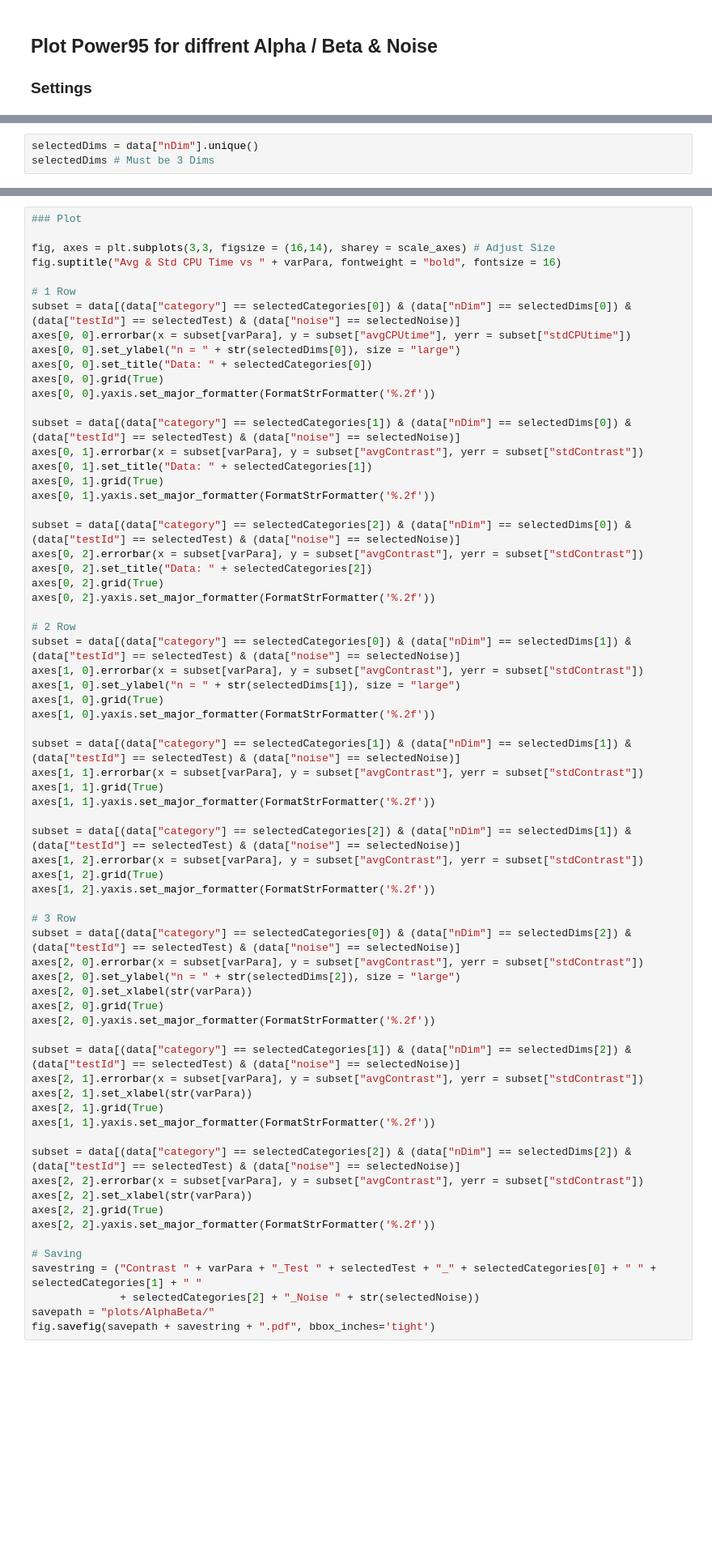
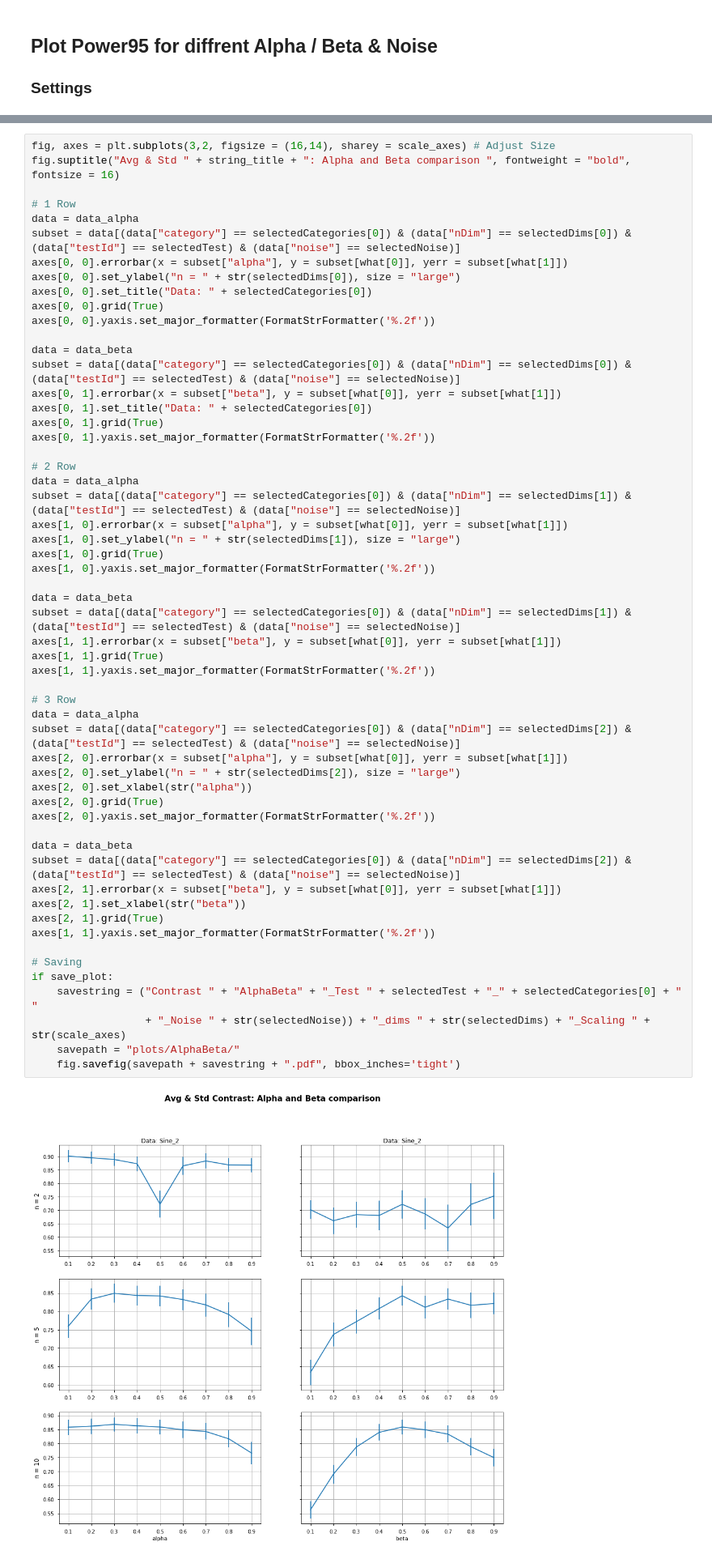
Before and after one commit to edouardfouche/MCDE, a Jupyter notebook: visualize/PowerAlphaBeta.ipynb, the cells around one changed output, grey strips where cells are left out. Shown at 81% size. Saved outputs shown, nothing was run; the diff lists cells and outputs as text; blank space fills up the shorter version.

```diff
--- a/visualize/PowerAlphaBeta.ipynb
+++ b/visualize/PowerAlphaBeta.ipynb
@@ -266,3 +246,0 @@ else:
-# %%
-selectedDims = data["nDim"].unique()
-selectedDims # Must be 3 Dims
@@ -269,68 +272,58 @@ selectedDims # Must be 3 Dims
 # %%
-### Plot
-
-fig, axes = plt.subplots(3,3, figsize = (16,14), sharey = scale_axes) # Adjust Size
-fig.suptitle("Avg & Std CPU Time vs " + varPara, fontweight = "bold", fontsize = 16)
+fig, axes = plt.subplots(3,2, figsize = (16,14), sharey = scale_axes) # Adjust Size
+fig.suptitle("Avg & Std " + string_title + ": Alpha and Beta comparison ", fontweight = "bold", fontsize = 16)
 
 # 1 Row
+data = data_alpha
 subset = data[(data["category"] == selectedCategories[0]) & (data["nDim"] == selectedDims[0]) & (data["testId"] == selectedTest) & (data["noise"] == selectedNoise)]
-axes[0, 0].errorbar(x = subset[varPara], y = subset["avgCPUtime"], yerr = subset["stdCPUtime"])
+axes[0, 0].errorbar(x = subset["alpha"], y = subset[what[0]], yerr = subset[what[1]])
 axes[0, 0].set_ylabel("n = " + str(selectedDims[0]), size = "large")
 axes[0, 0].set_title("Data: " + selectedCategories[0])
 axes[0, 0].grid(True)
 axes[0, 0].yaxis.set_major_formatter(FormatStrFormatter('%.2f'))
 
-subset = data[(data["category"] == selectedCategories[1]) & (data["nDim"] == selectedDims[0]) & (data["testId"] == selectedTest) & (data["noise"] == selectedNoise)]
-axes[0, 1].errorbar(x = subset[varPara], y = subset["avgContrast"], yerr = subset["stdContrast"])
-axes[0, 1].set_title("Data: " + selectedCategories[1])
+data = data_beta
+subset = data[(data["category"] == selectedCategories[0]) & (data["nDim"] == selectedDims[0]) & (data["testId"] == selectedTest) & (data["noise"] == selectedNoise)]
+axes[0, 1].errorbar(x = subset["beta"], y = subset[what[0]], yerr = subset[what[1]])
+axes[0, 1].set_title("Data: " + selectedCategories[0])
 axes[0, 1].grid(True)
 axes[0, 1].yaxis.set_major_formatter(FormatStrFormatter('%.2f'))
 
-subset = data[(data["category"] == selectedCategories[2]) & (data["nDim"] == selectedDims[0]) & (data["testId"] == selectedTest) & (data["noise"] == selectedNoise)]
-axes[0, 2].errorbar(x = subset[varPara], y = subset["avgContrast"], yerr = subset["stdContrast"])
-axes[0, 2].set_title("Data: " + selectedCategories[2])
-axes[0, 2].grid(True)
-axes[0, 2].yaxis.set_major_formatter(FormatStrFormatter('%.2f'))
-
 # 2 Row
+data = data_alpha
 subset = data[(data["category"] == selectedCategories[0]) & (data["nDim"] == selectedDims[1]) & (data["testId"] == selectedTest) & (data["noise"] == selectedNoise)]
-axes[1, 0].errorbar(x = subset[varPara], y = subset["avgContrast"], yerr = subset["stdContrast"])
+axes[1, 0].errorbar(x = subset["alpha"], y = subset[what[0]], yerr = subset[what[1]])
 axes[1, 0].set_ylabel("n = " + str(selectedDims[1]), size = "large")
 axes[1, 0].grid(True)
 axes[1, 0].yaxis.set_major_formatter(FormatStrFormatter('%.2f'))
 
-subset = data[(data["category"] == selectedCategories[1]) & (data["nDim"] == selectedDims[1]) & (data["testId"] == selectedTest) & (data["noise"] == selectedNoise)]
-axes[1, 1].errorbar(x = subset[varPara], y = subset["avgContrast"], yerr = subset["stdContrast"])
+data = data_beta
+subset = data[(data["category"] == selectedCategories[0]) & (data["nDim"] == selectedDims[1]) & (data["testId"] == selectedTest) & (data["noise"] == selectedNoise)]
+axes[1, 1].errorbar(x = subset["beta"], y = subset[what[0]], yerr = subset[what[1]])
 axes[1, 1].grid(True)
 axes[1, 1].yaxis.set_major_formatter(FormatStrFormatter('%.2f'))
 
-subset = data[(data["category"] == selectedCategories[2]) & (data["nDim"] == selectedDims[1]) & (data["testId"] == selectedTest) & (data["noise"] == selectedNoise)]
-axes[1, 2].errorbar(x = subset[varPara], y = subset["avgContrast"], yerr = subset["stdContrast"])
-axes[1, 2].grid(True)
-axes[1, 2].yaxis.set_major_formatter(FormatStrFormatter('%.2f'))
-
 # 3 Row
+data = data_alpha
 subset = data[(data["category"] == selectedCategories[0]) & (data["nDim"] == selectedDims[2]) & (data["testId"] == selectedTest) & (data["noise"] == selectedNoise)]
-axes[2, 0].errorbar(x = subset[varPara], y = subset["avgContrast"], yerr = subset["stdContrast"])
+axes[2, 0].errorbar(x = subset["alpha"], y = subset[what[0]], yerr = subset[what[1]])
 axes[2, 0].set_ylabel("n = " + str(selectedDims[2]), size = "large")
-axes[2, 0].set_xlabel(str(varPara))
+axes[2, 0].set_xlabel(str("alpha"))
 axes[2, 0].grid(True)
 axes[2, 0].yaxis.set_major_formatter(FormatStrFormatter('%.2f'))
 
-subset = data[(data["category"] == selectedCategories[1]) & (data["nDim"] == selectedDims[2]) & (data["testId"] == selectedTest) & (data["noise"] == selectedNoise)]
-axes[2, 1].errorbar(x = subset[varPara], y = subset["avgContrast"], yerr = subset["stdContrast"])
-axes[2, 1].set_xlabel(str(varPara))
+data = data_beta
+subset = data[(data["category"] == selectedCategories[0]) & (data["nDim"] == selectedDims[2]) & (data["testId"] == selectedTest) & (data["noise"] == selectedNoise)]
+axes[2, 1].errorbar(x = subset["beta"], y = subset[what[0]], yerr = subset[what[1]])
+axes[2, 1].set_xlabel(str("beta"))
 axes[2, 1].grid(True)
 axes[1, 1].yaxis.set_major_formatter(FormatStrFormatter('%.2f'))
 
-subset = data[(data["category"] == selectedCategories[2]) & (data["nDim"] == selectedDims[2]) & (data["testId"] == selectedTest) & (data["noise"] == selectedNoise)]
-axes[2, 2].errorbar(x = subset[varPara], y = subset["avgContrast"], yerr = subset["stdContrast"])
-axes[2, 2].set_xlabel(str(varPara))
-axes[2, 2].grid(True)
-axes[2, 2].yaxis.set_major_formatter(FormatStrFormatter('%.2f'))
-
 # Saving
-savestring = ("Contrast " + varPara + "_Test " + selectedTest + "_" + selectedCategories[0] + " " + selectedCategories[1] + " "
-              + selectedCategories[2] + "_Noise " + str(selectedNoise))
-savepath = "plots/AlphaBeta/"
-fig.savefig(savepath + savestring + ".pdf", bbox_inches='tight')
+if save_plot:
+    savestring = ("Contrast " + "AlphaBeta" + "_Test " + selectedTest + "_" + selectedCategories[0] + " "
+                  + "_Noise " + str(selectedNoise)) + "_dims " + str(selectedDims) + "_Scaling " + str(scale_axes)
+    savepath = "plots/AlphaBeta/"
+    fig.savefig(savepath + savestring + ".pdf", bbox_inches='tight')
+# %% [output]
+[figure, added]
```
Also changed, not shown: parts of 24 cells of this notebook, 50 other files.
